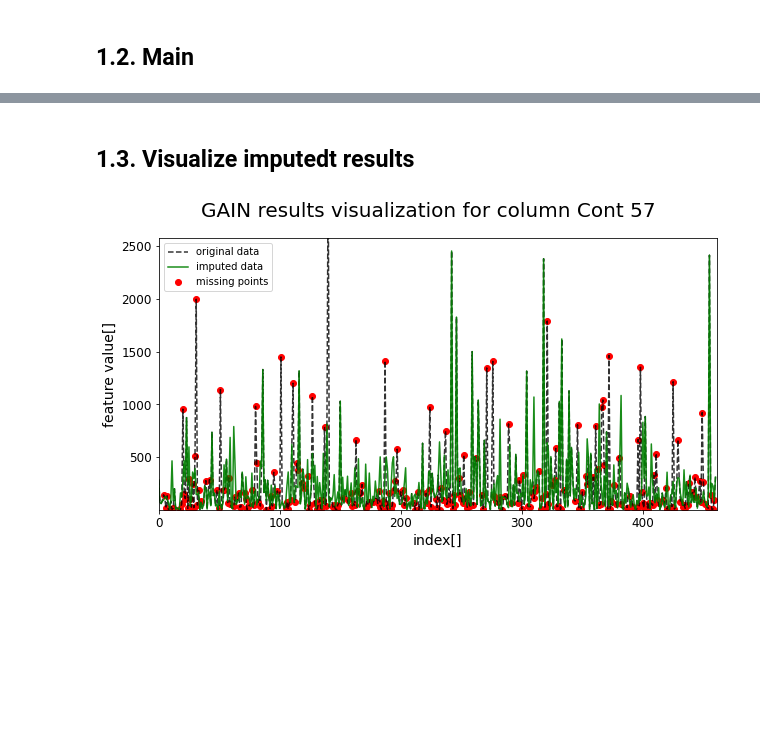
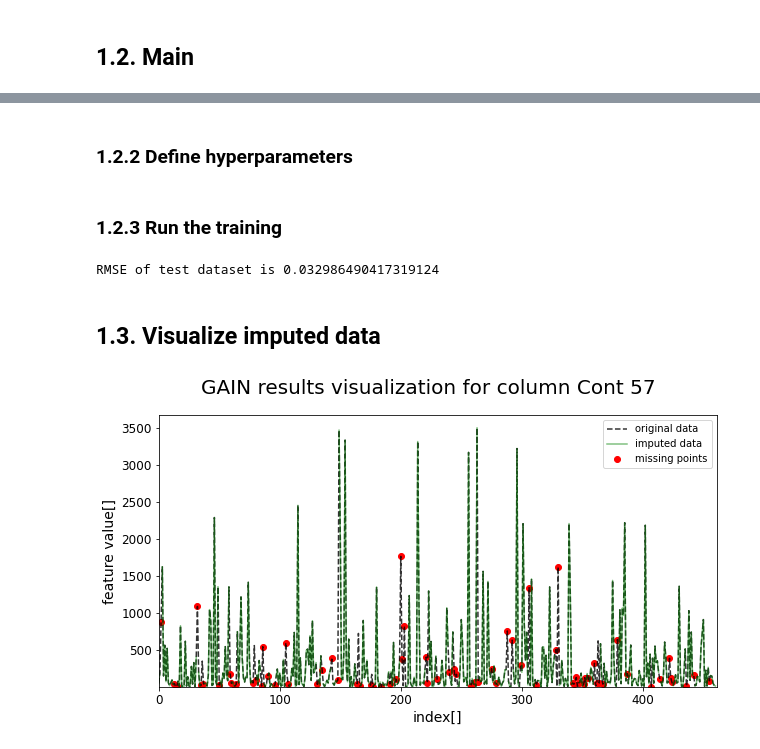
Before and after one commit to 5uperpalo/FIREMAN-project_imputation, a Jupyter notebook: examples/gain_example.ipynb, the cells around one changed output, grey strips where cells are left out. Cells and saved outputs as stored; diff of their text form; code cells hidden in the pictures; blank space fills up the shorter version.

```diff
--- a/examples/gain_example.ipynb
+++ b/examples/gain_example.ipynb
@@ -63,28 +33,57 @@ RMSE of test dataset is 7.716066105227858
+# %% [markdown]
+### 1.2.2 Define hyperparameters
+# %%
+# set hyper-parameters
+gain_params = {'batch_size': 128,
+               'hint_rate': 0.9,
+               'alpha': 100,
+               'epochs': 10,
+               'learning_rate': 0.001,
+               'checkpoint_dir': ''}
+# %% [markdown]
+### 1.2.3 Run the training
+# %%
+# train the net
+lossG_curr, lossD_curr, lossMSE_train_curr, netG, netD, rmse = GAIN_main(gain_params, data_train, mask_train, data_test, mask_test)
+
+print('RMSE of test dataset is {}'.format(rmse))
+# %% [output]
+RMSE of test dataset is 0.032986490417319124
 # %% [markdown]
-## 1.3. Visualize imputedt results
+## 1.3. Visualize imputed data
 # %%
+# impute test data
+# use data_test as a "real-world" data with missing values
+data_test_missing = data_test.copy()
+data_test_missing[mask_test==0] = np.nan
+data_test_imputed = GAIN_netG_forward(netG, data_test_missing)
+
+# rescale the imputed and test data
+data_test_rescaled = scaler.inverse_transform(data_test)
+data_test_imputed_rescaled = scaler.inverse_transform(data_test_imputed)
+
 # create pandas for easier visualization
-data_test_pd = pd.DataFrame(data_test, columns=data_orig.columns)
-data_missing_test_pd = pd.DataFrame(data_missing_test, columns=data_orig.columns)
-data_imputed_test_pd = pd.DataFrame(data_imputed_test, columns=data_orig.columns)
+data_test_pd = pd.DataFrame(data_test_rescaled, columns=data_orig.columns)
+data_test_imputed_pd = pd.DataFrame(data_test_imputed_rescaled, columns=data_orig.columns)
 
 # define which column we want to plot and plot the plots :)
 column = 'Cont 57'
 fig, ax = plt.subplots(1, 1, figsize=(10, 5))
 fig.suptitle('GAIN results visualization for column ' + column, size=20)
 
 data_test_pd[column].plot(ax=ax, style='--', alpha=0.8, color='black', label='original data')
-data_imputed_test_pd[column].plot(ax=ax, alpha=0.9, color='green', label='imputed data')
+data_test_imputed_pd[column].plot(ax=ax, alpha=0.5, color='green', label='imputed data')
 
-x = data_test_pd[data_missing_test_pd[column].isna()][column].index.values
-y = data_test_pd[data_missing_test_pd[column].isna()][column].values
+col_int = data_test_pd.columns.get_loc(column)
+x = np.where(np.isnan(data_test_missing[:,col_int]))[0]
+y = data_test_pd.iloc[x,col_int]
 ax.scatter(x, y, color='red', label='missing points')
-ax.set_xlim([0,len(data_imputed_test_pd)])
-ax.set_ylim([data_imputed_test_pd[column].min()*0.95,data_imputed_test_pd[column].max()*1.05])
+ax.set_xlim([0,len(data_test_imputed_pd)])
+ax.set_ylim([data_test_imputed_pd[column].min()*0.95,data_test_imputed_pd[column].max()*1.05])
 ax.tick_params(labelsize=12)
 ax.set_xlabel('index[]',size=14)
 ax.set_ylabel('feature value[]',size=14)
 
 ax.legend();
 # %% [output]
-[figure, old version]
+[figure, new version]
```
Also changed, not shown: parts of 6 cells of this notebook, 19 other files.
